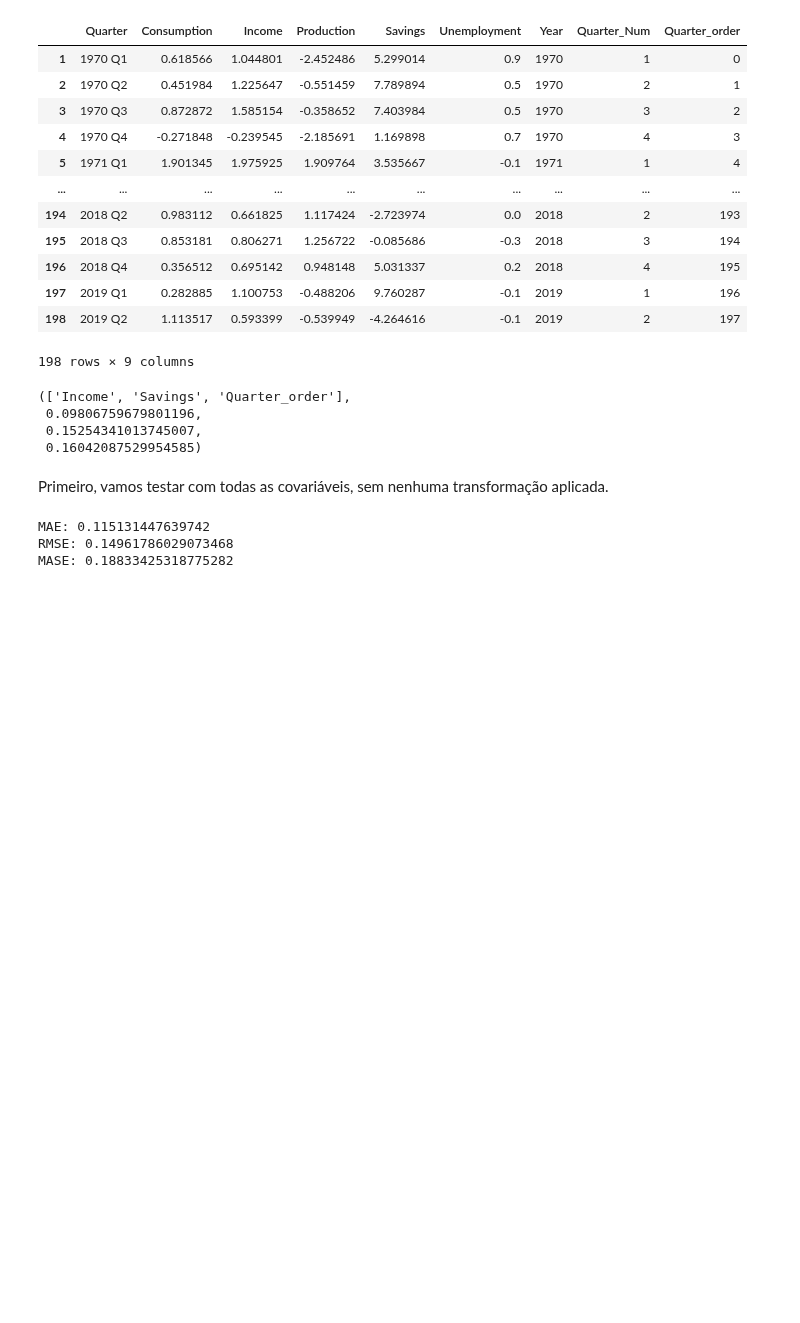
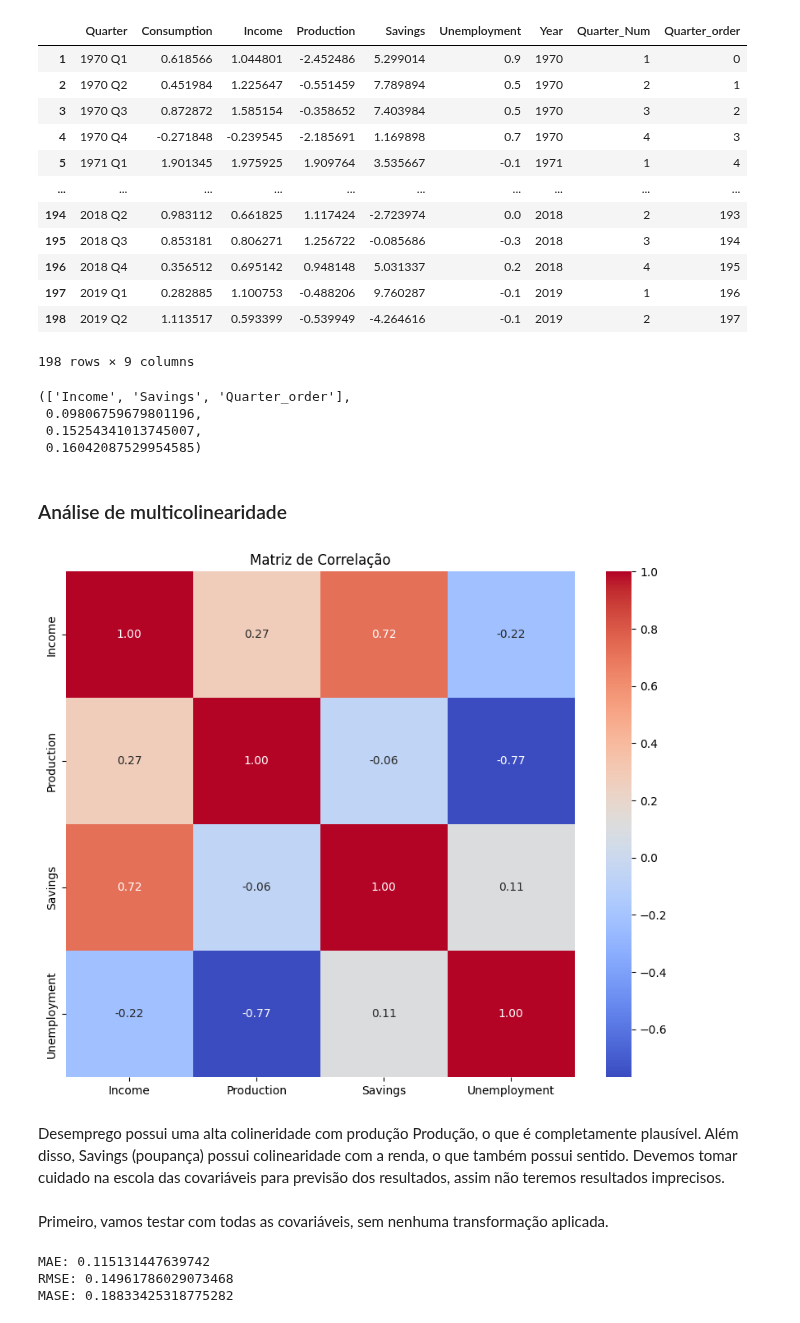
Before and after one commit to ramalhogs/Series_temporais_A2, a Jupyter notebook: linear_regression.ipynb, the cells around one changed output. Cells and saved outputs as stored; diff of their text form; code cells hidden in the pictures; blank space fills up the shorter version.

```diff
--- a/linear_regression.ipynb
+++ b/linear_regression.ipynb
@@ -163,6 +164,19 @@ def fit_and_plot_regression(df, target_column, covariates):
     plt.title("Multiple Linear Regression Predictions")
     plt.legend()
     plt.show()
+# %% [markdown]
+### Análise de multicolinearidade
+# %%
+corr_matrix_filtered = df[covariates].drop(columns=["Quarter_order"]).corr()
+
+plt.figure(figsize=(10, 8))
+sns.heatmap(corr_matrix_filtered, annot=True, cmap="coolwarm", fmt=".2f")
+plt.title("Matriz de Correlação")
+plt.show()
+# %% [output]
+[figure, added]
+# %% [markdown]
+Desemprego possui uma alta colineridade com produção Produção, o que é completamente plausível. Além disso, Savings (poupança) possui colinearidade com a renda, o que também possui sentido. Devemos tomar cuidado na escola das covariáveis para previsão dos resultados, assim não teremos resultados imprecisos.
 # %% [markdown]
 Primeiro, vamos testar com todas as covariáveis, sem nenhuma transformação aplicada.
 # %%
```
Also changed, not shown: parts of 10 cells of this notebook.
